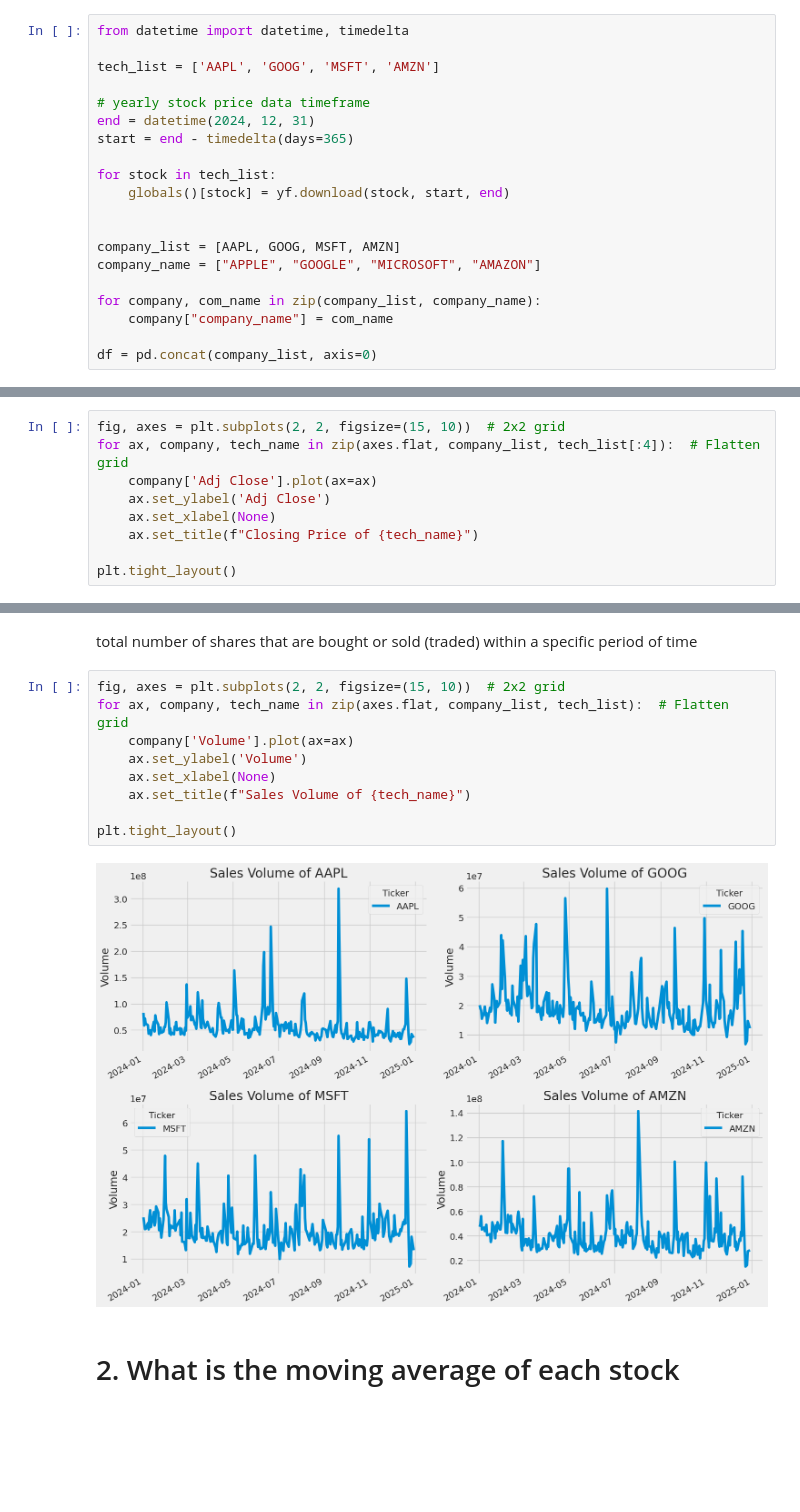
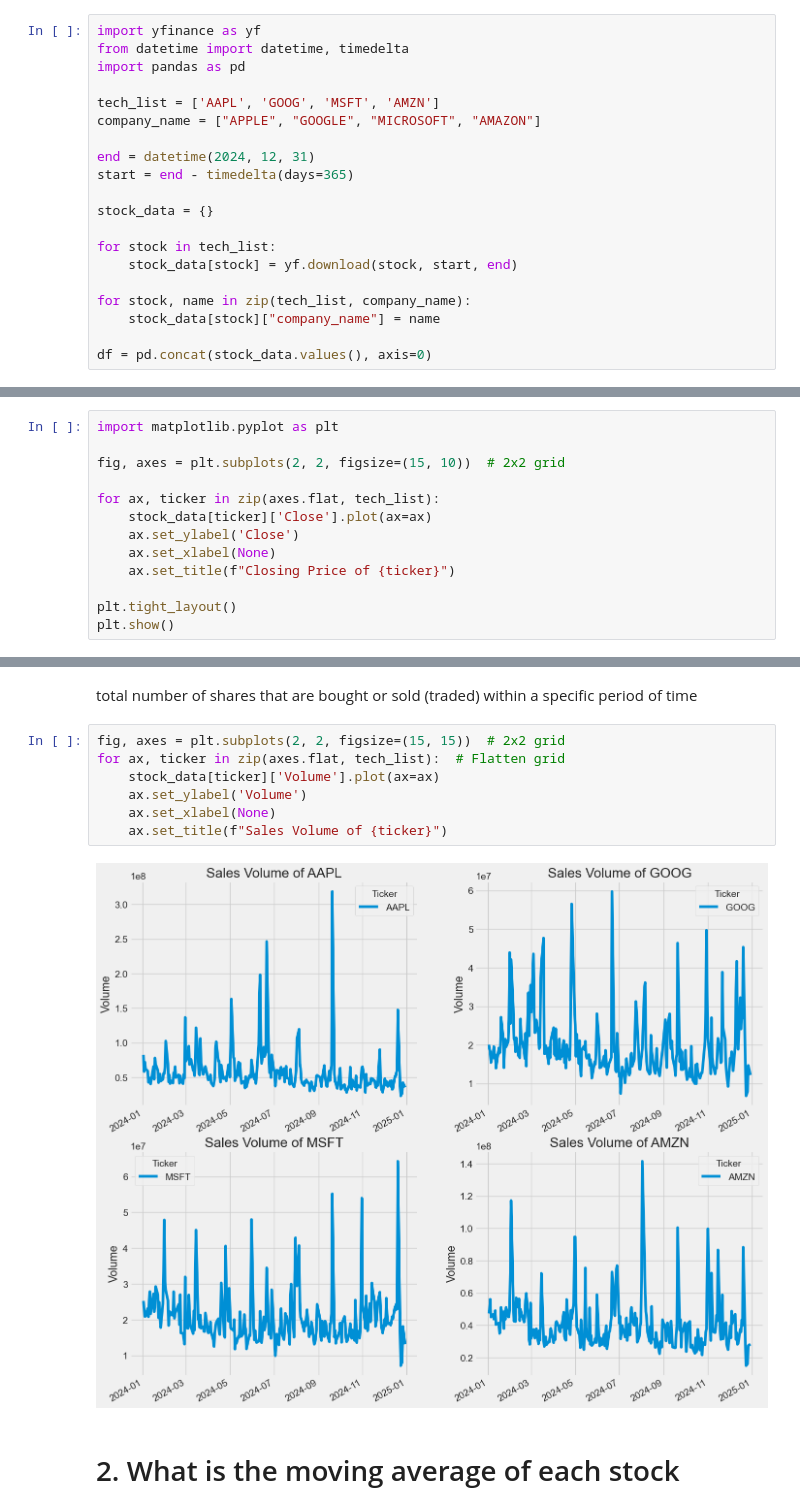
Before and after one commit to JustAthar19/Companies-Stock-Price-Forecasting, a Jupyter notebook: stock-price-prediction.ipynb, the cells around one changed output, grey strips where cells are left out. Drawn from its saved outputs; the diff is of its cells as text; blank space fills up the shorter version.

```diff
--- a/stock-price-prediction.ipynb
+++ b/stock-price-prediction.ipynb
@@ -14,21 +23,21 @@ warnings.simplefilter(action='ignore', category=FutureWarning)
 # %%
+import yfinance as yf
 from datetime import datetime, timedelta
+import pandas as pd
 
 tech_list = ['AAPL', 'GOOG', 'MSFT', 'AMZN']
+company_name = ["APPLE", "GOOGLE", "MICROSOFT", "AMAZON"]
 
-# yearly stock price data timeframe
 end = datetime(2024, 12, 31)
 start = end - timedelta(days=365)
 
+stock_data = {}
+
 for stock in tech_list:
-    globals()[stock] = yf.download(stock, start, end)
+    stock_data[stock] = yf.download(stock, start, end)
 
+for stock, name in zip(tech_list, company_name):
+    stock_data[stock]["company_name"] = name
 
-company_list = [AAPL, GOOG, MSFT, AMZN]
-company_name = ["APPLE", "GOOGLE", "MICROSOFT", "AMAZON"]
-
-for company, com_name in zip(company_list, company_name):
-    company["company_name"] = com_name
-
-df = pd.concat(company_list, axis=0)
+df = pd.concat(stock_data.values(), axis=0)
 # %% [output]
@@ -60,12 +70,16 @@ AMZN.describe()
 # %% [markdown]
 The closing price is the last price at which the stock is traded during the regular trading day. A stock’s closing price is the standard benchmark used by investors to track its performance over time.
 # %%
+import matplotlib.pyplot as plt
+
 fig, axes = plt.subplots(2, 2, figsize=(15, 10))  # 2x2 grid
-for ax, company, tech_name in zip(axes.flat, company_list, tech_list[:4]):  # Flatten grid
-    company['Adj Close'].plot(ax=ax)
-    ax.set_ylabel('Adj Close')
+
+for ax, ticker in zip(axes.flat, tech_list):
+    stock_data[ticker]['Close'].plot(ax=ax)
+    ax.set_ylabel('Close')
     ax.set_xlabel(None)
-    ax.set_title(f"Closing Price of {tech_name}")
+    ax.set_title(f"Closing Price of {ticker}")
 
 plt.tight_layout()
+plt.show()
 # %% [output]
@@ -75,16 +89,14 @@ plt.tight_layout()
 # %% [markdown]
 total number of shares that are bought or sold (traded) within a specific period of time
 # %%
-fig, axes = plt.subplots(2, 2, figsize=(15, 10))  # 2x2 grid
-for ax, company, tech_name in zip(axes.flat, company_list, tech_list):  # Flatten grid
-    company['Volume'].plot(ax=ax)
+fig, axes = plt.subplots(2, 2, figsize=(15, 15))  # 2x2 grid
+for ax, ticker in zip(axes.flat, tech_list):  # Flatten grid
+    stock_data[ticker]['Volume'].plot(ax=ax)
     ax.set_ylabel('Volume')
     ax.set_xlabel(None)
-    ax.set_title(f"Sales Volume of {tech_name}")
-
-plt.tight_layout()
+    ax.set_title(f"Sales Volume of {ticker}")
 # %% [output]
-[figure, old version]
+[figure, new version]
 # %% [markdown]
 # 2. What is the moving average of each stock
 # %%
```
Also changed, not shown: parts of 28 cells of this notebook.
